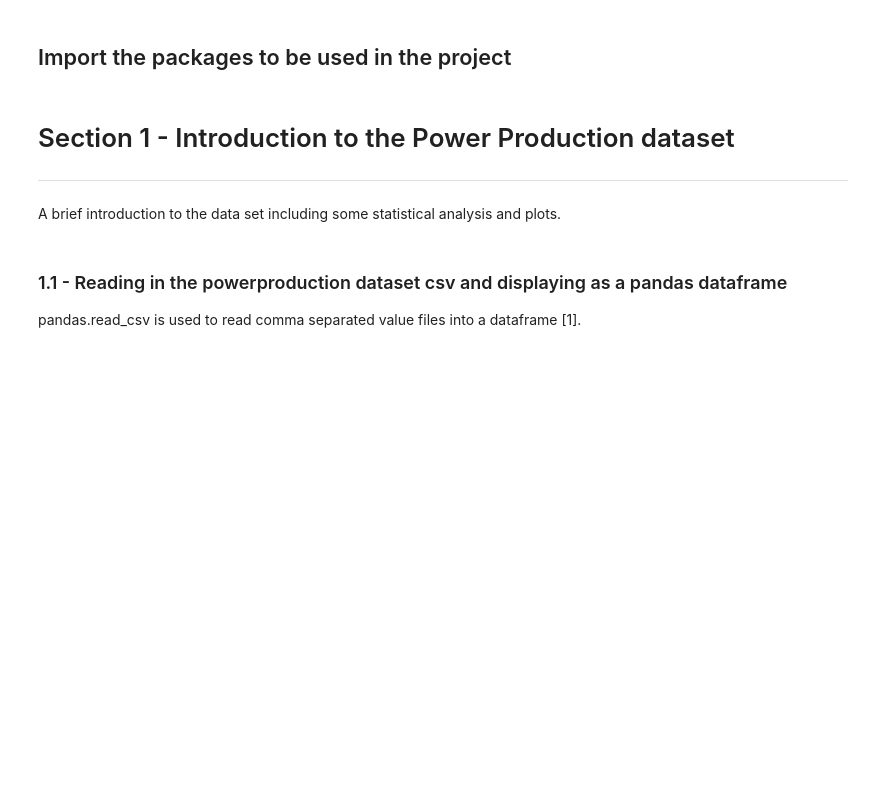
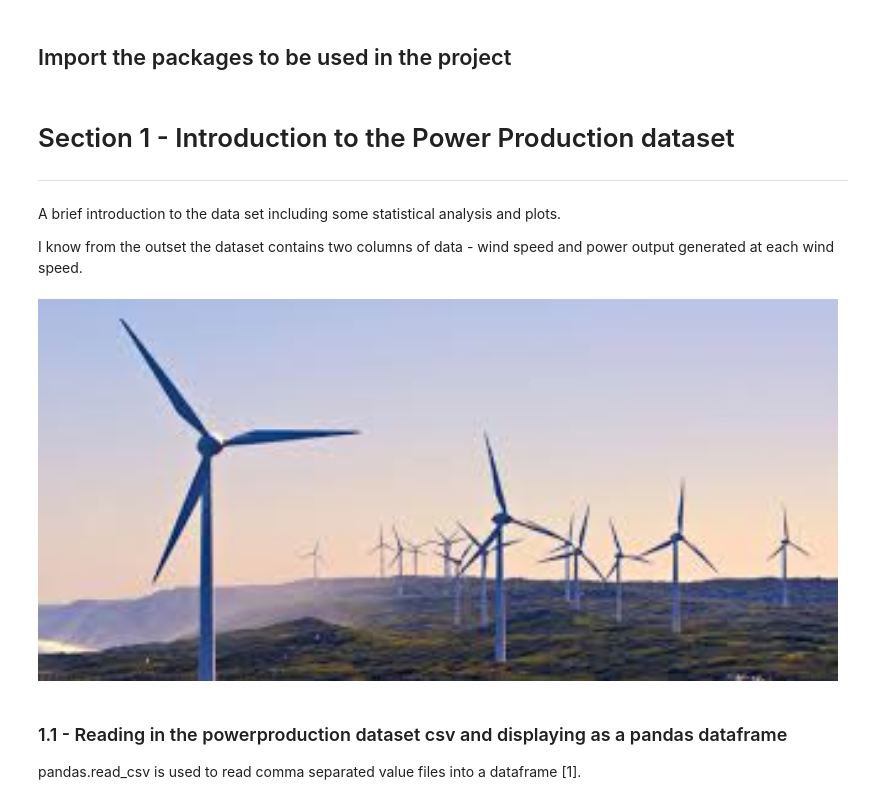
Before and after one commit to johndunne2019/Machine-Learning-and-Statistics-Project-2020, a Jupyter notebook: Project-Machine-Learning-Statistics.ipynb, the cells around one changed output. Cells and saved outputs as stored; diff of their text form; code cells hidden in the pictures; blank space fills up the shorter version.

Commit message:
Added image of wind turbine and image of neural network to notebook and tidied up some formatting

```diff
--- a/Project-Machine-Learning-Statistics.ipynb
+++ b/Project-Machine-Learning-Statistics.ipynb
@@ -94,6 +95,13 @@ from IPython.display import Image
 **********
 
 A brief introduction to the data set including some statistical analysis and plots.
+
+I know from the outset the dataset contains two columns of data - wind speed and power output generated at each wind speed.
+# %%
+# add image of wind turbine from img folder in my repository
+Image(filename = "img/turbine.png", width = 800, height = 300)
+# %% [output]
+[figure, added]
 # %% [markdown]
 ### 1.1 - Reading in the powerproduction dataset csv and displaying as a pandas dataframe
 
```
Also changed, not shown: parts of 12 cells of this notebook, 2 other files.
